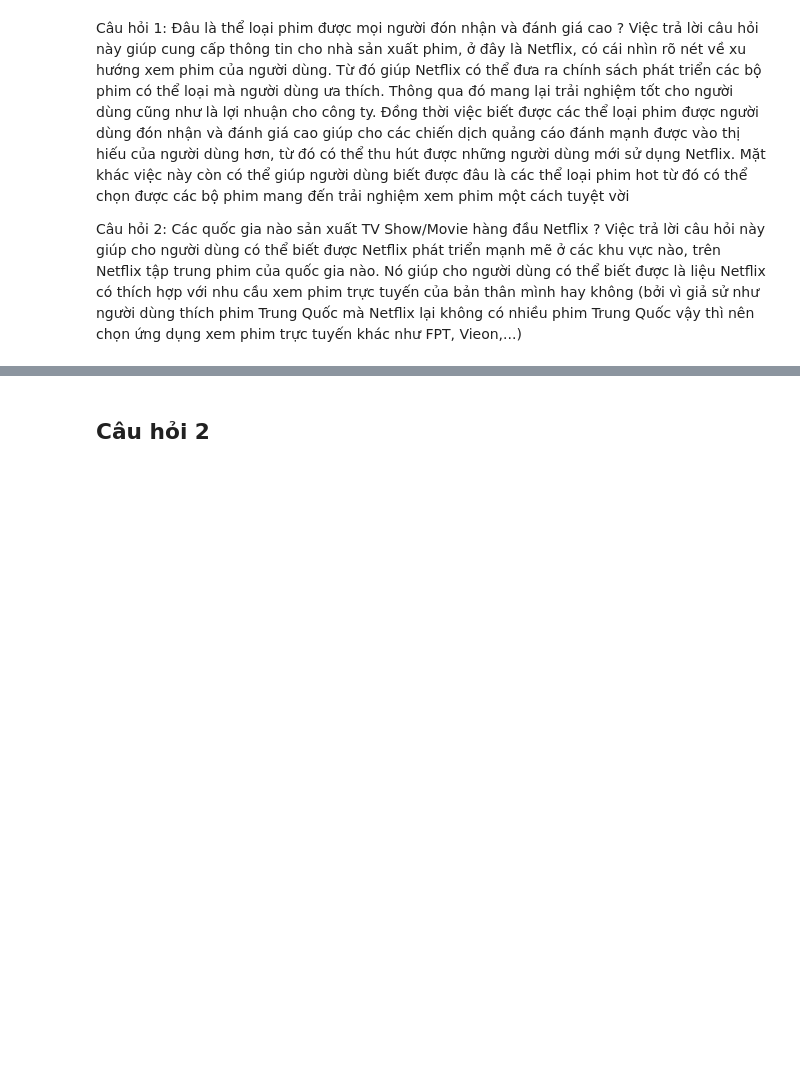
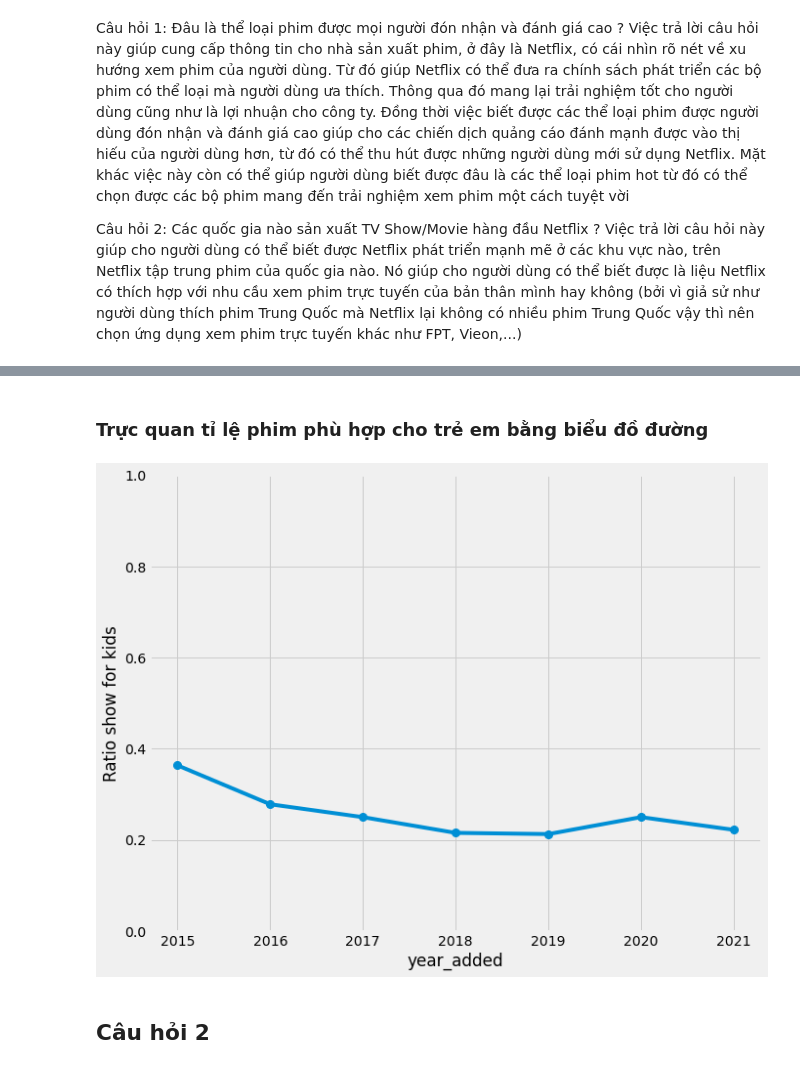
Before and after one commit to Duyvugithub/Final_P4DS, a Jupyter notebook: Notebook.ipynb, the cells around one changed output, grey strips where cells are left out. Cells and saved outputs as stored; diff of their text form; code cells hidden in the pictures; blank space fills up the shorter version.

```diff
--- a/Notebook.ipynb
+++ b/Notebook.ipynb
@@ -291,0 +389,2 @@ Tỉ lệ sản xuất nội dung phù hợp cho thiếu nhi qua các năm như
+# %%
+df_by_year["Ratio"] = kid_by_year/nmts_by_year
@@ -292,3 +403,12 @@ Tỉ lệ sản xuất nội dung phù hợp cho thiếu nhi qua các năm như
+# %% [markdown]
+### Trực quan tỉ lệ phim phù hợp cho trẻ em bằng biểu đồ đường
+# %%
+plt.figure(figsize=(10,8))
+plt.ylabel('Ratio show for kids')
+plt.ylim((0,1))
+df_by_year.Ratio.plot.line(marker='o', ms=8);
+# %% [output]
+[figure, added]
 # %% [markdown]
 ## Câu hỏi 2
 # %% [markdown]
```
Also changed, not shown: parts of 22 cells of this notebook.
